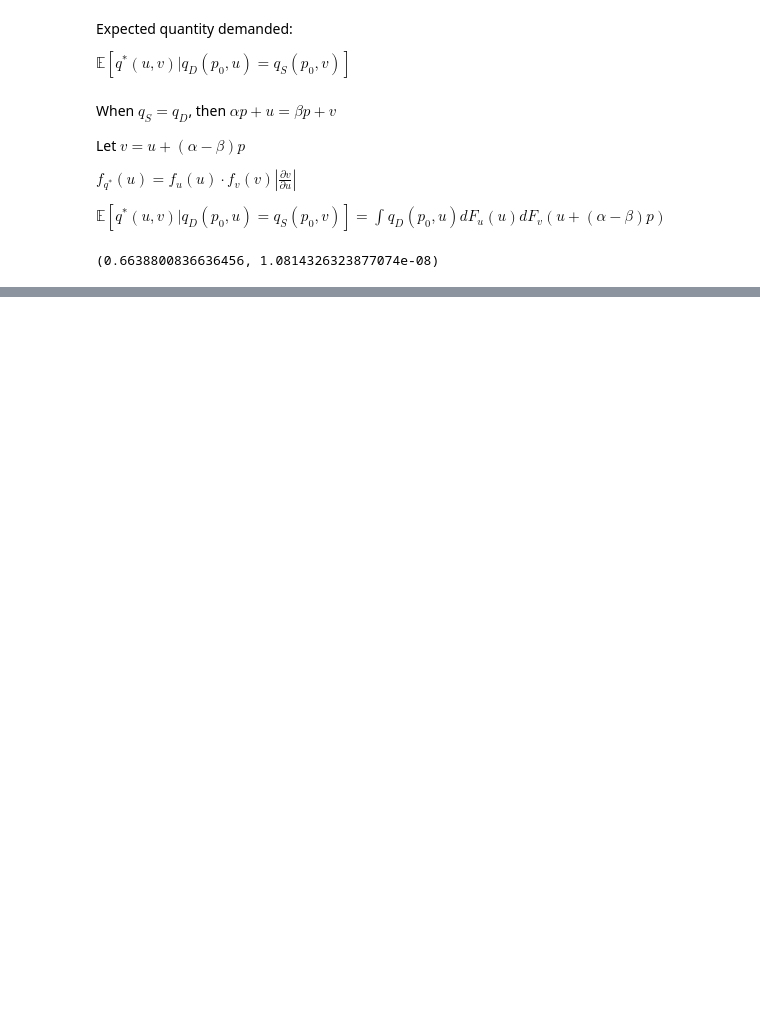
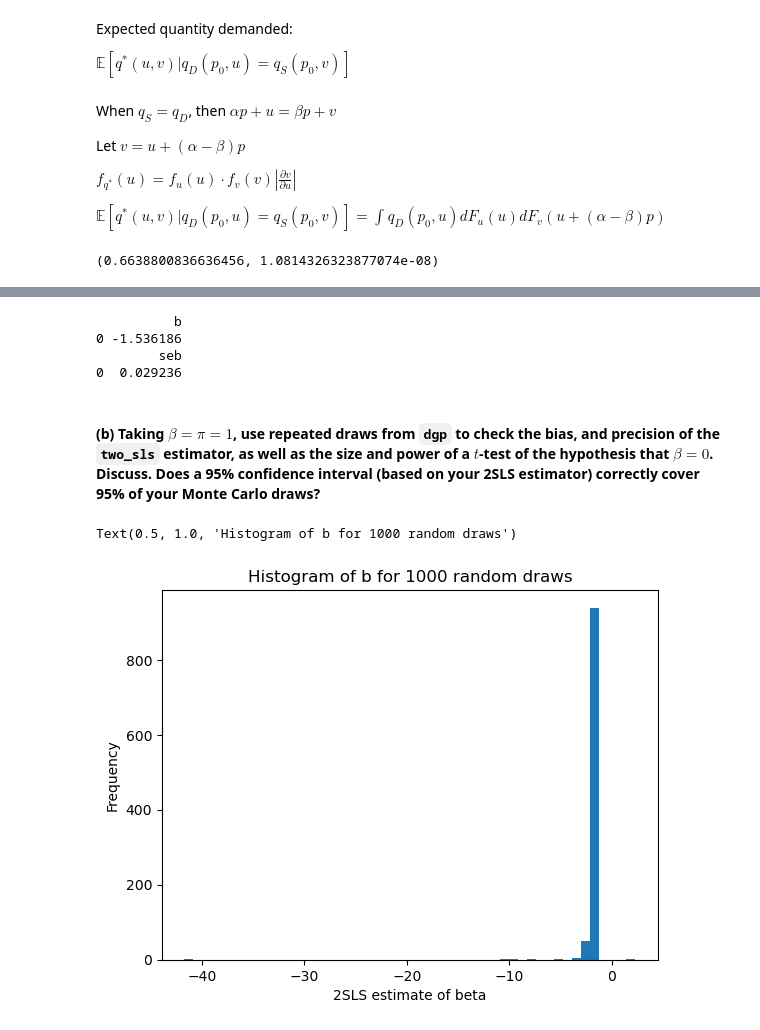
Before and after one commit to eleanor-adachi/ARE212_Materials, a Jupyter notebook: Assignments/assignment2/assignment2_ea.ipynb, the cells around one changed output, grey strips where cells are left out. Saved outputs shown, nothing was run; the diff lists cells and outputs as text; code cells hidden in the pictures; blank space fills up the shorter version.

```diff
--- a/Assignments/assignment2/assignment2_ea.ipynb
+++ b/Assignments/assignment2/assignment2_ea.ipynb
@@ -224,0 +320,2 @@ Note that we’ve assumed that $x$ is a scalar random variable, and that $Z$ is
+# %%
+y, x, Z =  weak_dgp(10000, 1, 1)
@@ -224,0 +333,61 @@ Note that we’ve assumed that $x$ is a scalar random variable, and that $Z$ is
+# %%
+from scipy.linalg import inv
+
+def two_sls(y, x, Z):
+    '''Takes y, x, and Z and returns a two-stage least squares estimates of beta and its standard error'''
+    # first stage, regress x on Z
+    pi_hat = np.linalg.solve(Z.T@Z,Z.T@x)
+    x_hat = Z@pi_hat
+
+    # second stage, regress y on x-hat
+    b = np.linalg.solve(x_hat.T@x_hat, x_hat.T@y)
+
+    # compute standard error
+    xb_df = x@b
+    xb_df = xb_df.rename(columns={0:'y'})
+    e = y - xb_df
+    s2 = (e.T@e)/(len(y)-1)
+    vb = e.var()[0]*inv(x_hat.T@x_hat)
+#     vb = s2*inv(x_hat.T@x_hat) # why so different??
+    seb = np.sqrt(np.diag(vb))
+
+    # Store in DataFrame
+    df = pd.DataFrame(columns=['b', 'seb'])
+    df['b'] = b[0]
+    df['seb'] = seb
+    return df[['b']], df[['seb']]
+
+b, seb = two_sls(y, x, Z)
+print(b)
+print(seb)
+# %% [output]
+          b
+0 -1.536186
+        seb
+0  0.029236
+# %% [markdown]
+#### (b) Taking $\beta = \pi = 1$, use repeated draws from `dgp` to check the bias, and precision of the `two_sls` estimator, as well as the size and power of a $t$-test of the hypothesis that $\beta = 0$. Discuss. Does a 95% confidence interval (based on your 2SLS estimator) correctly cover 95% of your Monte Carlo draws?
+# %%
+def simulator(N, n, beta, pi, dgp):
+    """
+    Perform N draws of sample size n with parameters beta and pi.
+    """
+    results = pd.DataFrame(columns=['b', 'seb'])
+    for i in range(N):
+        y, x, Z =  dgp(n, beta, pi)
+        b, seb = two_sls(y, x, Z)
+        results0 = pd.concat([b, seb], axis=1)
+        results = pd.concat([results, results0], axis=0)
+
+    return results
+
+N = 1000
+results = simulator(N, 10000, 1, 1, weak_dgp)
+# %%
+plt.hist(results['b'], bins=50)
+plt.xlabel('2SLS estimate of beta')
+plt.ylabel('Frequency')
+plt.title('Histogram of b for {} random draws'.format(N))
+# %% [output]
+Text(0.5, 1.0, 'Histogram of b for 1000 random draws')
+[figure, added]
```
Also changed, not shown: parts of 14 cells of this notebook.
